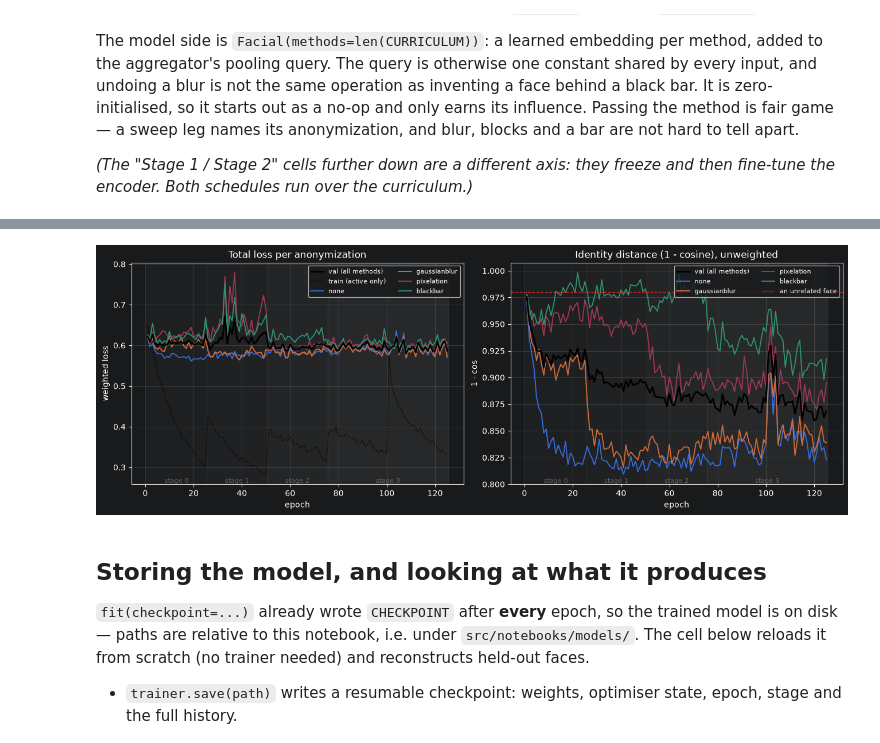
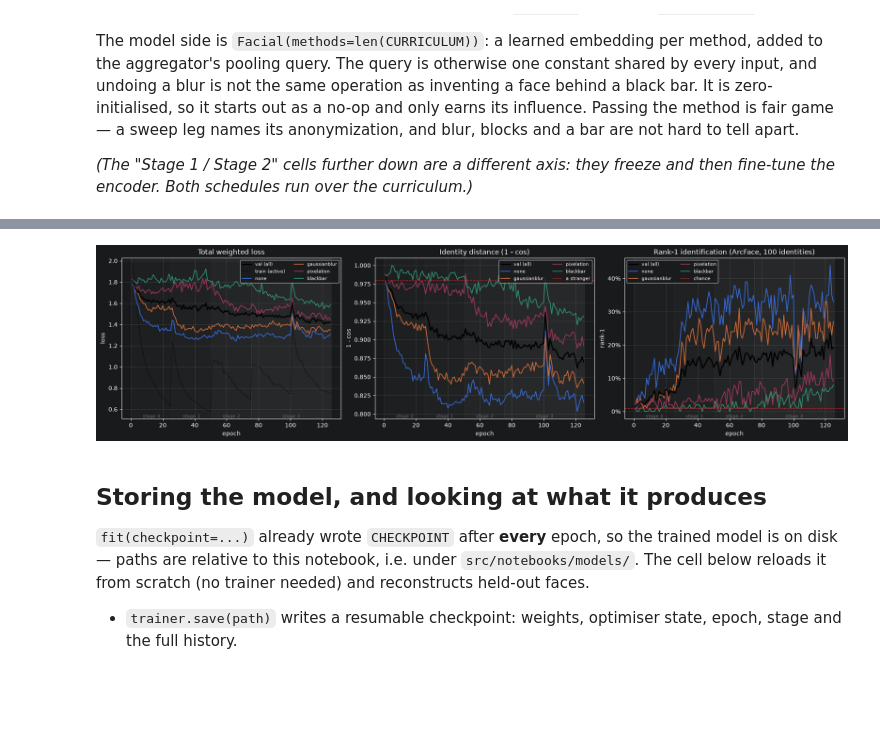
Before and after one commit to wagpa/meles, a Jupyter notebook: src/notebooks/06_facial.ipynb, the cells around one changed output, grey strips where cells are left out. Drawn from its saved outputs; the diff is of its cells as text; code cells hidden in the pictures; blank space fills up the shorter version.

```diff
--- a/src/notebooks/06_facial.ipynb
+++ b/src/notebooks/06_facial.ipynb
@@ -81,7 +78,12 @@ FRAMES = 8  # N, how many anonymized observations make up one item
 BATCH = 10
 WORKERS = 4
 
-structure_df = pd.read_parquet(DATASET_PATH / "ytfaces.parquet")
+# The widened structure 07_target_selection built (MIN_VIDEOS_PER_IDENTITY = 2). Not
+# "ytfaces.parquet" -- that is the Snakemake sweep's dataset and still holds only the
+# identities with three or more videos. Not "ytfaces_values.parquet" either: same frames,
+# but it carries the 512-float embedding per row, which costs ~2.9 GB of RAM here and is
+# never read -- this dataset only needs identity, video and path.
+structure_df = pd.read_parquet(DATASET_PATH / "ytfaces_wide.parquet")
 targets_df = pd.read_parquet(DATASET_PATH / "ytfaces_targets.parquet")
 
 # Held out by identity, never by frame.
@@ -253,63 +296,73 @@ history = trainer.fit(
     epochs_per_stage=EPOCHS_PER_CURRICULUM_STAGE,
     stages=[len(CURRICULUM) - 1],
     checkpoint=CHECKPOINT,
+    metrics=rank_metrics,
+    # Rank-1 swings ~5 points between neighbouring epochs on a 53-identity gallery, so the last
+    # epoch is an arbitrary draw from the trajectory. Keep the best one too, as CHECKPOINT.best.pt.
+    best="val:rank1",
 )
 # %%
-# Left: the total, overall and per anonymization -- a rising total is equally consistent with
-# progress on a newly unlocked method and with quietly forgetting an old one, so only the split
-# tells those apart. Right: the identity term alone, which is the number the experiment cares
-# about. 1.0 is "identifies as a stranger"; lower is more recognisable.
-terms = sorted({key.split(":", 1)[1].split("_")[0] for key in history if key.startswith("val:")})
+# Three views, because each hides what the next one shows.
+#   left   total per method -- a rising total is equally consistent with progress on a newly
+#          unlocked method and with quietly forgetting an old one; only the split separates them.
+#   middle identity distance. Useful, but compressed: unrelated faces sit at ~1.0, so most of the
+#          interesting range is squeezed into the last tenth.
+#   right  rank-1, the number the experiment scores. This is the one to steer on.
 epochs = range(1, len(history["val"]) + 1)
 stages = history["stage"]
 
 
 def stage_bands(ax):
     bottom, top = ax.get_ylim()
     for stage in sorted(set(stages)):
         first = stages.index(stage)
         last = len(stages) - 1 - stages[::-1].index(stage)
         ax.axvspan(first + 0.5, last + 1.5, color="tab:grey", alpha=0.05 + 0.03 * stage, zorder=0)
         ax.text(
             (first + last) / 2 + 1, bottom, f" stage {int(stage)} ",
             ha="center", va="bottom", fontsize=8, color="dimgrey",
         )
     ax.set_ylim(bottom, top)
 
 
-panels = 2 if "identity" in terms else 1
-fig, axes = plt.subplots(1, panels, figsize=(6.5 * panels, 4.6), squeeze=False, layout="constrained")
+has_rank = "val:rank1" in history
+fig, axes = plt.subplots(1, 2 + has_rank, figsize=(6.0 * (2 + has_rank), 4.6), squeeze=False, layout="constrained")
 
 ax = axes[0, 0]
-ax.plot(epochs, history["val"], color="black", linewidth=2, label="val (all methods)", zorder=5)
-ax.plot(epochs, history["train"], color="black", linestyle=":", linewidth=1.2, label="train (active only)")
+ax.plot(epochs, history["val"], color="black", linewidth=2, label="val (all)", zorder=5)
+ax.plot(epochs, history["train"], color="black", linestyle=":", linewidth=1.2, label="train (active)")
 for name in CURRICULUM:
     ax.plot(epochs, history[f"val_{name}"], linewidth=1.4, label=name)
-ax.set_title("Total loss per anonymization")
-ax.set_xlabel("epoch")
-ax.set_ylabel("weighted loss")
-ax.legend(ncols=2, fontsize=8, loc="upper right")
-ax.grid(alpha=0.3)
-stage_bands(ax)
+ax.set_title("Total weighted loss")
+ax.set_ylabel("loss")
 
-if "identity" in terms:
-    ax = axes[0, 1]
-    # Unweighted, so it reads as a cosine distance rather than as its contribution to the total.
-    ax.plot(epochs, [v / IDENTITY_WEIGHT for v in history["val:identity"]],
-            color="black", linewidth=2, label="val (all methods)", zorder=5)
+ax = axes[0, 1]
+ax.plot(epochs, history["val:identity"], color="black", linewidth=2, label="val (all)", zorder=5)
+for name in CURRICULUM:
+    ax.plot(epochs, history[f"val:identity_{name}"], linewidth=1.4, label=name)
+ax.axhline(0.98, color="tab:red", linestyle="--", linewidth=1, label="a stranger")
+ax.set_title("Identity distance (1 - cos)")
+ax.set_ylabel("1 - cos")
+
+if has_rank:
+    ax = axes[0, 2]
+    ax.plot(epochs, history["val:rank1"], color="black", linewidth=2, label="val (all)", zorder=5)
     for name in CURRICULUM:
-        ax.plot(epochs, [v / IDENTITY_WEIGHT for v in history[f"val:identity_{name}"]], linewidth=1.4, label=name)
-    ax.axhline(0.98, color="tab:red", linestyle="--", linewidth=1, label="an unrelated face")
-    ax.set_title("Identity distance (1 - cosine), unweighted")
+        ax.plot(epochs, history[f"val:rank1_{name}"], linewidth=1.4, label=name)
+    ax.axhline(1 / people, color="tab:red", linestyle="--", linewidth=1, label="chance")
+    ax.set_title(f"Rank-1 identification (ArcFace, {people} identities)")
+    ax.set_ylabel("rank-1")
+    ax.yaxis.set_major_formatter(lambda v, _: f"{v:.0%}")
+
+for ax in axes.flat:
     ax.set_xlabel("epoch")
-    ax.set_ylabel("1 - cos")
-    ax.legend(ncols=2, fontsize=8, loc="upper right")
+    ax.legend(ncols=2, fontsize=8, loc="best")
     ax.grid(alpha=0.3)
     stage_bands(ax)
 
 plt.show()
 # %% [output]
-[figure, old version]
+[figure, new version]
 # %% [markdown]
 ## Storing the model, and looking at what it produces
 
```
Also changed, not shown: parts of 6 cells of this notebook, 5 other files.
